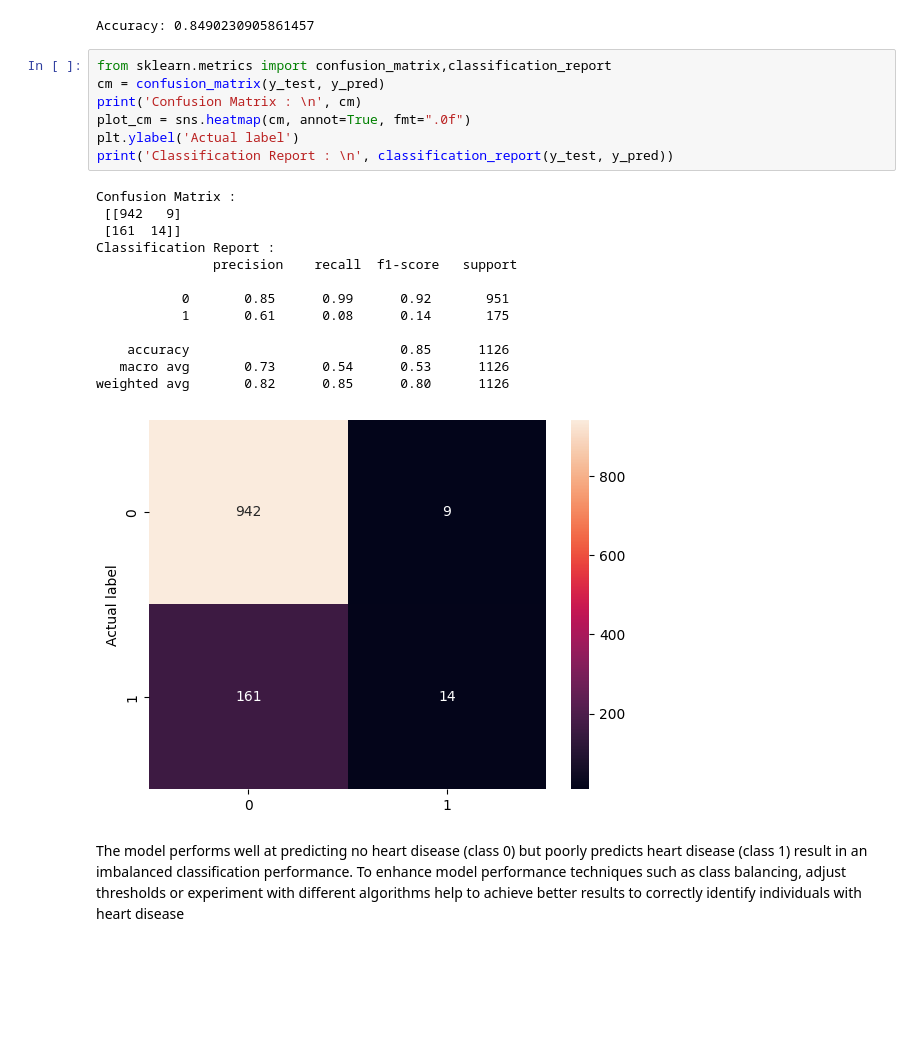
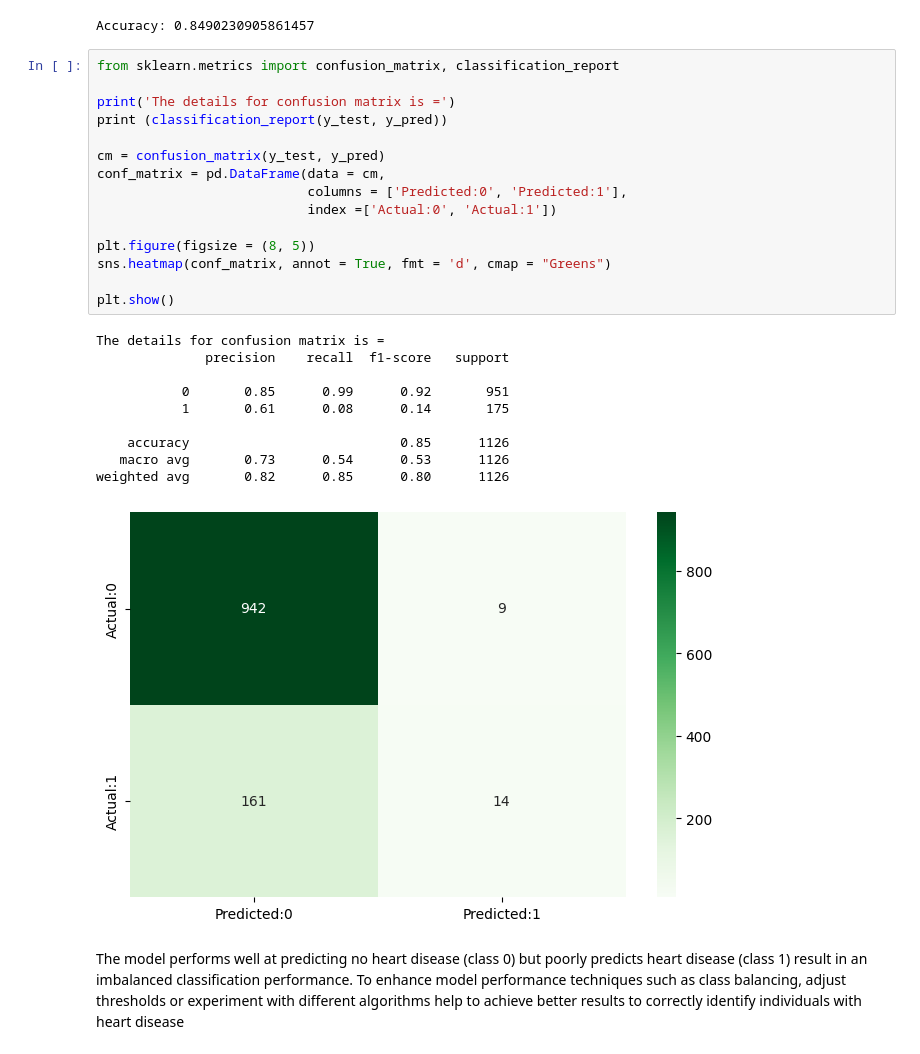
Before and after one commit to ShimeT/My-portfolios-DS, a Jupyter notebook: hd logreg.ipynb, the cells around one changed output. Cells and saved outputs as stored; diff of their text form; blank space fills up the shorter version.

```diff
--- a/hd logreg.ipynb
+++ b/hd logreg.ipynb
@@ -88,25 +122,30 @@ print("Accuracy:",metrics.accuracy_score(y_test, y_pred))
 # %% [output]
 Accuracy: 0.8490230905861457
 # %%
-from sklearn.metrics import confusion_matrix,classification_report
+from sklearn.metrics import confusion_matrix, classification_report
+
+print('The details for confusion matrix is =')
+print (classification_report(y_test, y_pred))
+
 cm = confusion_matrix(y_test, y_pred)
-print('Confusion Matrix : \n', cm)
-plot_cm = sns.heatmap(cm, annot=True, fmt=".0f")
-plt.ylabel('Actual label')
-print('Classification Report : \n', classification_report(y_test, y_pred))
+conf_matrix = pd.DataFrame(data = cm,
+                           columns = ['Predicted:0', 'Predicted:1'],
+                           index =['Actual:0', 'Actual:1'])
+
+plt.figure(figsize = (8, 5))
+sns.heatmap(conf_matrix, annot = True, fmt = 'd', cmap = "Greens")
+
+plt.show()
 # %% [output]
-Confusion Matrix :
- [[942   9]
- [161  14]]
-Classification Report :
-               precision    recall  f1-score   support
+The details for confusion matrix is =
+              precision    recall  f1-score   support
 
            0       0.85      0.99      0.92       951
            1       0.61      0.08      0.14       175
 
     accuracy                           0.85      1126
    macro avg       0.73      0.54      0.53      1126
 weighted avg       0.82      0.85      0.80      1126
-[figure, old version]
+[figure, new version]
 # %% [markdown]
 The model performs well at predicting no heart disease (class 0) but poorly predicts heart disease (class 1) result in an imbalanced classification performance. To enhance model performance techniques such as class balancing, adjust thresholds or experiment with different algorithms help to achieve better results to correctly identify individuals with heart disease
```
Also changed, not shown: parts of 6 cells of this notebook.
